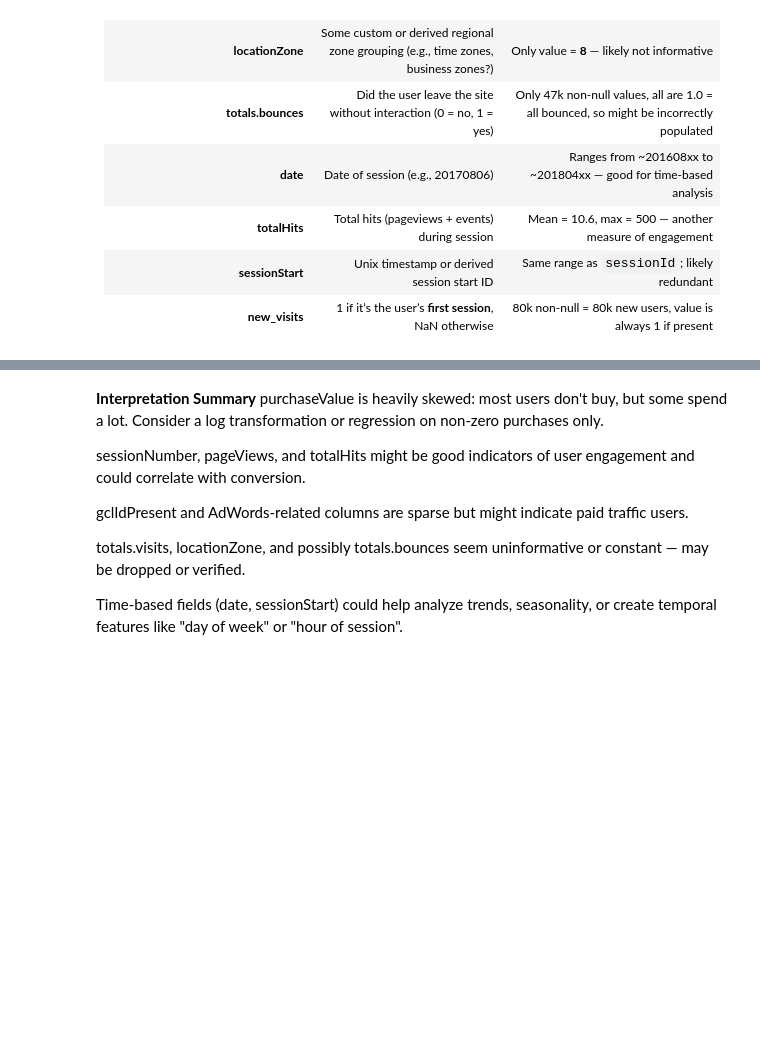
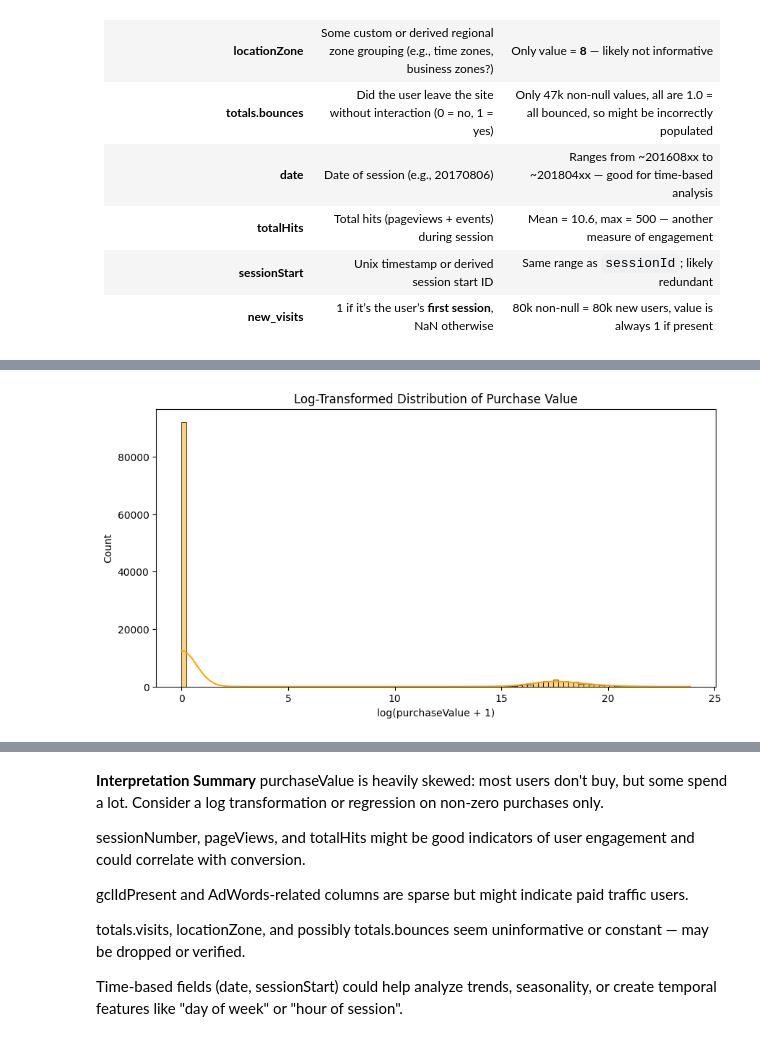
Before and after one commit to manjuiitm/codes, a Jupyter notebook: 24ds2000126-notebook-t22025.ipynb, the cells around one changed output, grey strips where cells are left out. Saved outputs shown, nothing was run; the diff lists cells and outputs as text; code cells hidden in the pictures; blank space fills up the shorter version.

```diff
--- a/24ds2000126-notebook-t22025.ipynb
+++ b/24ds2000126-notebook-t22025.ipynb
@@ -285,0 +348,13 @@ df.describe()
+# %%
+# Add a new column for log-transformed target
+train_df['log_purchaseValue'] = np.log1p(train_df['purchaseValue'])  # log(1 + x)
+
+# Plot log-transformed distribution
+plt.figure(figsize=(10, 5))
+sns.histplot(train_df['log_purchaseValue'], bins=100, kde=True, color='orange')
+plt.title('Log-Transformed Distribution of Purchase Value')
+plt.xlabel('log(purchaseValue + 1)')
+plt.ylabel('Count')
+plt.show()
+# %% [output]
+[figure, added]
```
Also changed, not shown: parts of 125 cells of this notebook.
